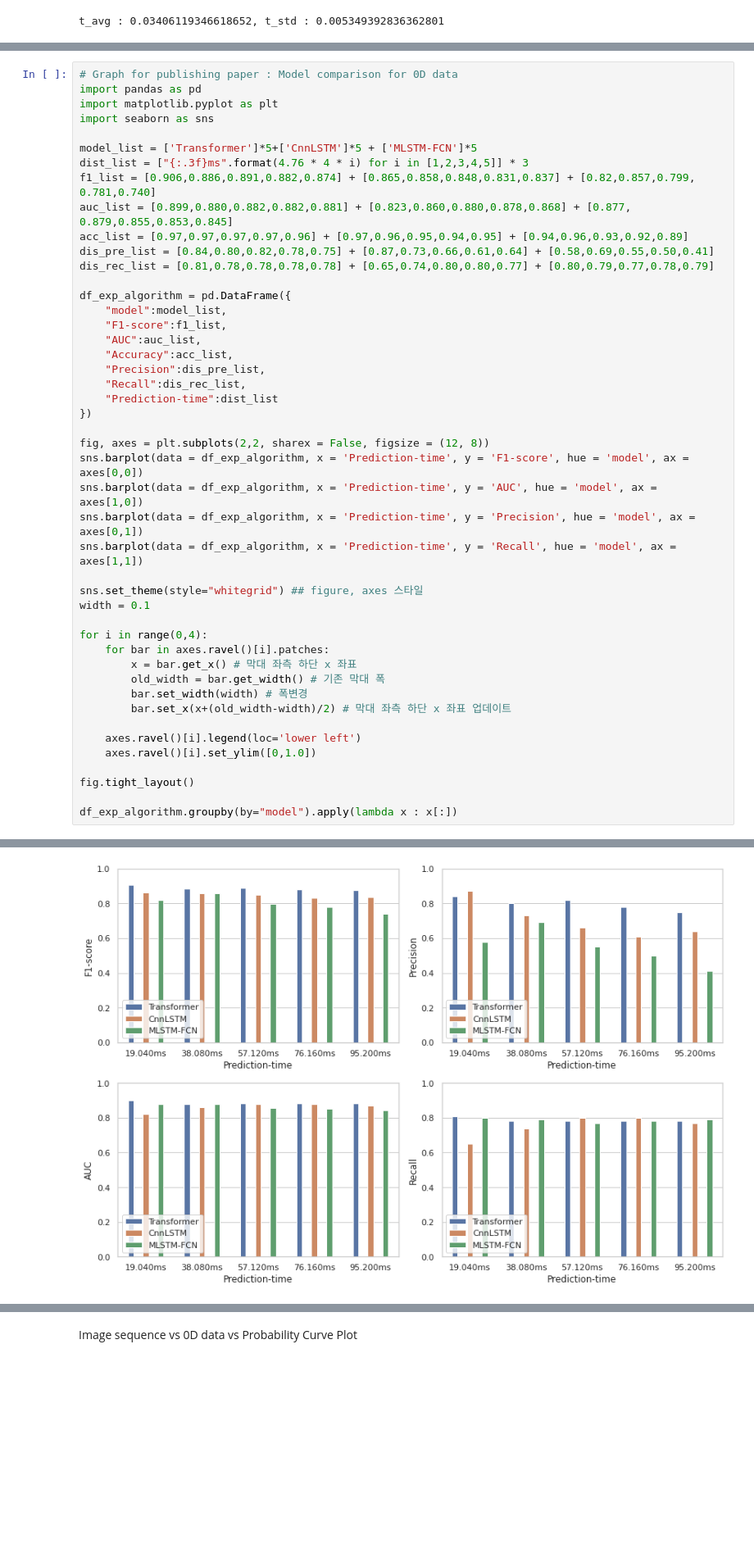
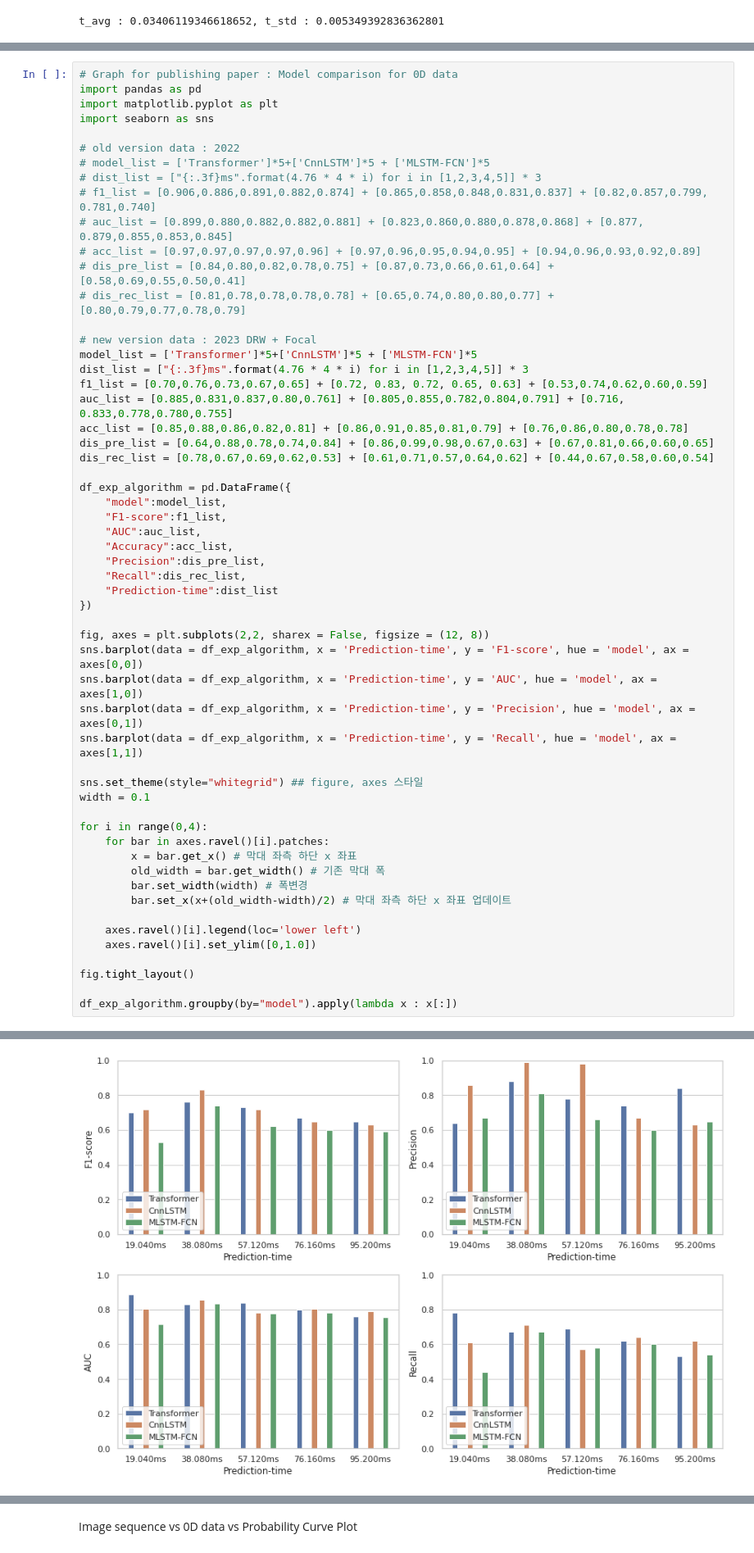
Before and after one commit to ZINZINBIN/Disruption-Prediciton-based-on-Multimodal-Deep-Learning, a Jupyter notebook: analysis/analysis_model_performance.ipynb, the cells around one changed output, grey strips where cells are left out. Shown at 82% size. Cells and saved outputs as stored; diff of their text form; blank space fills up the shorter version.

```diff
--- a/analysis/analysis_model_performance.ipynb
+++ b/analysis/analysis_model_performance.ipynb
@@ -1154,13 +1164,23 @@ import pandas as pd
 import matplotlib.pyplot as plt
 import seaborn as sns
 
+# old version data : 2022
+# model_list = ['Transformer']*5+['CnnLSTM']*5 + ['MLSTM-FCN']*5
+# dist_list = ["{:.3f}ms".format(4.76 * 4 * i) for i in [1,2,3,4,5]] * 3
+# f1_list = [0.906,0.886,0.891,0.882,0.874] + [0.865,0.858,0.848,0.831,0.837] + [0.82,0.857,0.799, 0.781,0.740]
+# auc_list = [0.899,0.880,0.882,0.882,0.881] + [0.823,0.860,0.880,0.878,0.868] + [0.877, 0.879,0.855,0.853,0.845]
+# acc_list = [0.97,0.97,0.97,0.97,0.96] + [0.97,0.96,0.95,0.94,0.95] + [0.94,0.96,0.93,0.92,0.89]
+# dis_pre_list = [0.84,0.80,0.82,0.78,0.75] + [0.87,0.73,0.66,0.61,0.64] + [0.58,0.69,0.55,0.50,0.41]
+# dis_rec_list = [0.81,0.78,0.78,0.78,0.78] + [0.65,0.74,0.80,0.80,0.77] + [0.80,0.79,0.77,0.78,0.79]
+
+# new version data : 2023 DRW + Focal
 model_list = ['Transformer']*5+['CnnLSTM']*5 + ['MLSTM-FCN']*5
 dist_list = ["{:.3f}ms".format(4.76 * 4 * i) for i in [1,2,3,4,5]] * 3
-f1_list = [0.906,0.886,0.891,0.882,0.874] + [0.865,0.858,0.848,0.831,0.837] + [0.82,0.857,0.799, 0.781,0.740]
-auc_list = [0.899,0.880,0.882,0.882,0.881] + [0.823,0.860,0.880,0.878,0.868] + [0.877, 0.879,0.855,0.853,0.845]
-acc_list = [0.97,0.97,0.97,0.97,0.96] + [0.97,0.96,0.95,0.94,0.95] + [0.94,0.96,0.93,0.92,0.89]
-dis_pre_list = [0.84,0.80,0.82,0.78,0.75] + [0.87,0.73,0.66,0.61,0.64] + [0.58,0.69,0.55,0.50,0.41]
-dis_rec_list = [0.81,0.78,0.78,0.78,0.78] + [0.65,0.74,0.80,0.80,0.77] + [0.80,0.79,0.77,0.78,0.79]
+f1_list = [0.70,0.76,0.73,0.67,0.65] + [0.72, 0.83, 0.72, 0.65, 0.63] + [0.53,0.74,0.62,0.60,0.59]
+auc_list = [0.885,0.831,0.837,0.80,0.761] + [0.805,0.855,0.782,0.804,0.791] + [0.716, 0.833,0.778,0.780,0.755]
+acc_list = [0.85,0.88,0.86,0.82,0.81] + [0.86,0.91,0.85,0.81,0.79] + [0.76,0.86,0.80,0.78,0.78]
+dis_pre_list = [0.64,0.88,0.78,0.74,0.84] + [0.86,0.99,0.98,0.67,0.63] + [0.67,0.81,0.66,0.60,0.65]
+dis_rec_list = [0.78,0.67,0.69,0.62,0.53] + [0.61,0.71,0.57,0.64,0.62] + [0.44,0.67,0.58,0.60,0.54]
 
 df_exp_algorithm = pd.DataFrame({
     "model":model_list,
@@ -1214,4 +1234,4 @@ df_exp_algorithm.groupby(by="model").apply(lambda x : x[:])
-[figure, old version]
+[figure, new version]
 # %%
 fig, axes = plt.subplots(2,2, sharex = False, figsize = (12, 8))
 sns.pointplot(data = df_exp_algorithm, x = 'Prediction-time', y = 'F1-score', hue = 'model', ax = axes[0,0])
```
Also changed, not shown: parts of 6 cells of this notebook, 20 other files.
